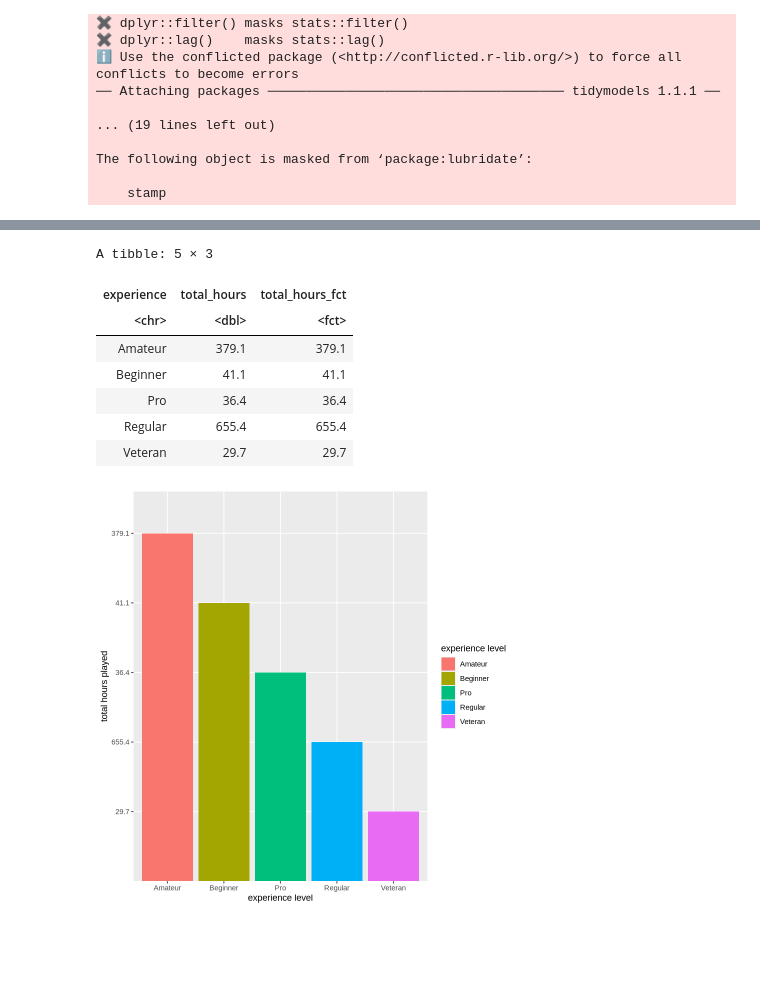
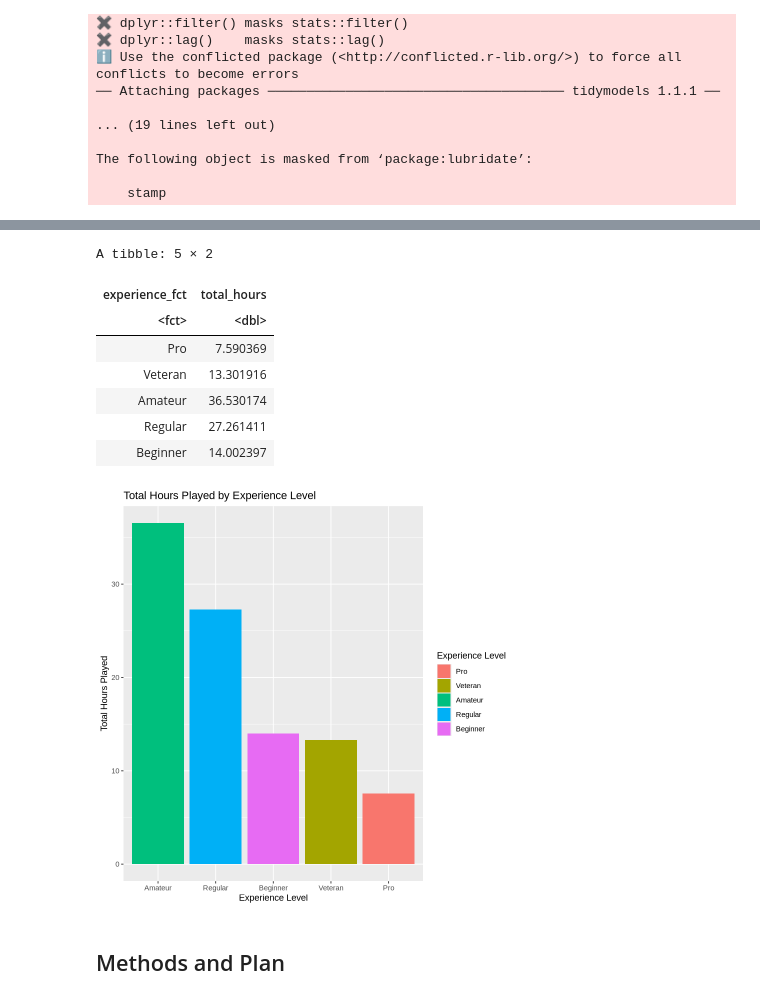
Before and after one commit to thaviship/individual-planning-dsci-100, a Jupyter notebook: Trial.ipynb, the cells around one changed output, grey strips where cells are left out. Cells and saved outputs as stored; diff of their text form; code cells hidden in the pictures; blank space fills up the shorter version.

```diff
--- a/Trial.ipynb
+++ b/Trial.ipynb
@@ -85,13 +87,19 @@ A large portion of the dataset also consists of players with zero recorded gamep
 # %%
 #tidy data
 players_tidy <- players_data |>
-                select(-hashedEmail, name) |>
+                select(-hashedEmail, -name) |>
   mutate(subscribe_fct=as_factor(subscribe)) |>
   mutate(experience_fct=as_factor(experience)) |>
 mutate(gender_fct=as_factor(gender)) |>
                 filter(played_hours>0) |>
-         filter(gender!="Prefer not to say")
+         filter(!is.na(Age)) |>
+         mutate(gender_fct = fct_lump_min(gender_fct, min = 5)) |>
+         mutate(played_hours_log = log(played_hours + 1))
 
 
-head(players_tidy)
+#remove non fct columns to prevent multicollinearlity when performing multivariable linear regression
+
+players_clean<- players_tidy |> select(experience_fct, subscribe_fct, gender_fct, Age, played_hours_log)
+
+players_clean
 # %% [output]
@@ -173,22 +200,28 @@ Warning message:
 # %%
-bar_plot_tidy_players<-players_tidy |>
-  group_by(experience) |>
-  summarise(total_hours = sum(played_hours)) |>
-   mutate(total_hours_fct=as_factor(total_hours))
+bar_plot_tidy_players <- players_clean |>
+  group_by(experience_fct) |>
+  summarise(total_hours = sum(played_hours_log), .groups = "drop")
 bar_plot_tidy_players
 
+bar_plot_experience_vs_totalhrs <- bar_plot_tidy_players |>
+  ggplot(aes(x = fct_reorder(experience_fct, total_hours, .desc=TRUE),
+             y = total_hours,
+             fill = experience_fct)) +
+  geom_bar(stat = "identity") +
+  labs(x = "Experience Level",
+       y = "Total Hours Played",
+       fill = "Experience Level",title = "Total Hours Played by Experience Level")
 
-bar_plot_experience_vs_totalhrs<- bar_plot_tidy_players |>
-  ggplot(aes(x = experience, y =fct_reorder(total_hours_fct, experience, .desc=TRUE), fill=experience)) +
-  geom_bar(stat = "identity") + labs(x="experience level", y="total hours played", fill="experience level")
 bar_plot_experience_vs_totalhrs
 # %% [output]
-A tibble: 5 × 3
+A tibble: 5 × 2
-| experience | total_hours | total_hours_fct |
-| <chr> | <dbl> | <fct> |
-| Amateur | 379.1 | 379.1 |
-| Beginner | 41.1 | 41.1 |
-| Pro | 36.4 | 36.4 |
-| Regular | 655.4 | 655.4 |
-| Veteran | 29.7 | 29.7 |
+| experience_fct | total_hours |
+| <fct> | <dbl> |
+| Pro | 7.590369 |
+| Veteran | 13.301916 |
+| Amateur | 36.530174 |
+| Regular | 27.261411 |
+| Beginner | 14.002397 |
-[figure, old version]
+[figure, new version]
+# %% [markdown]
+## Methods and Plan
```
Also changed, not shown: parts of 12 cells of this notebook.
